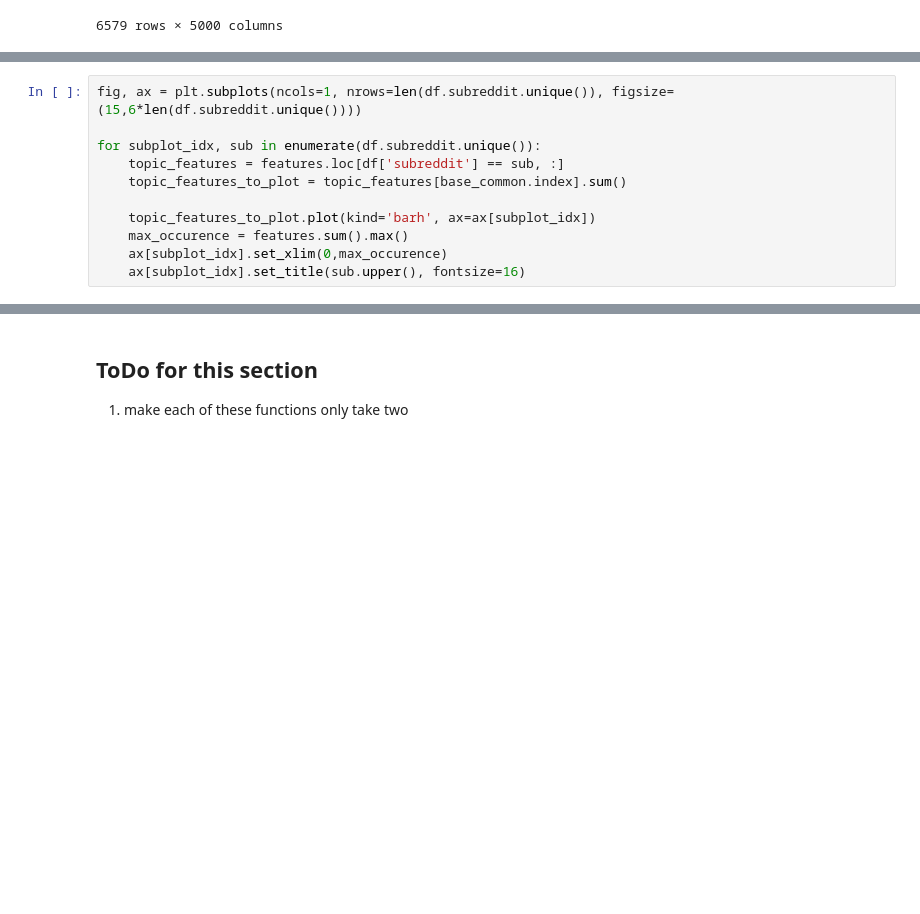
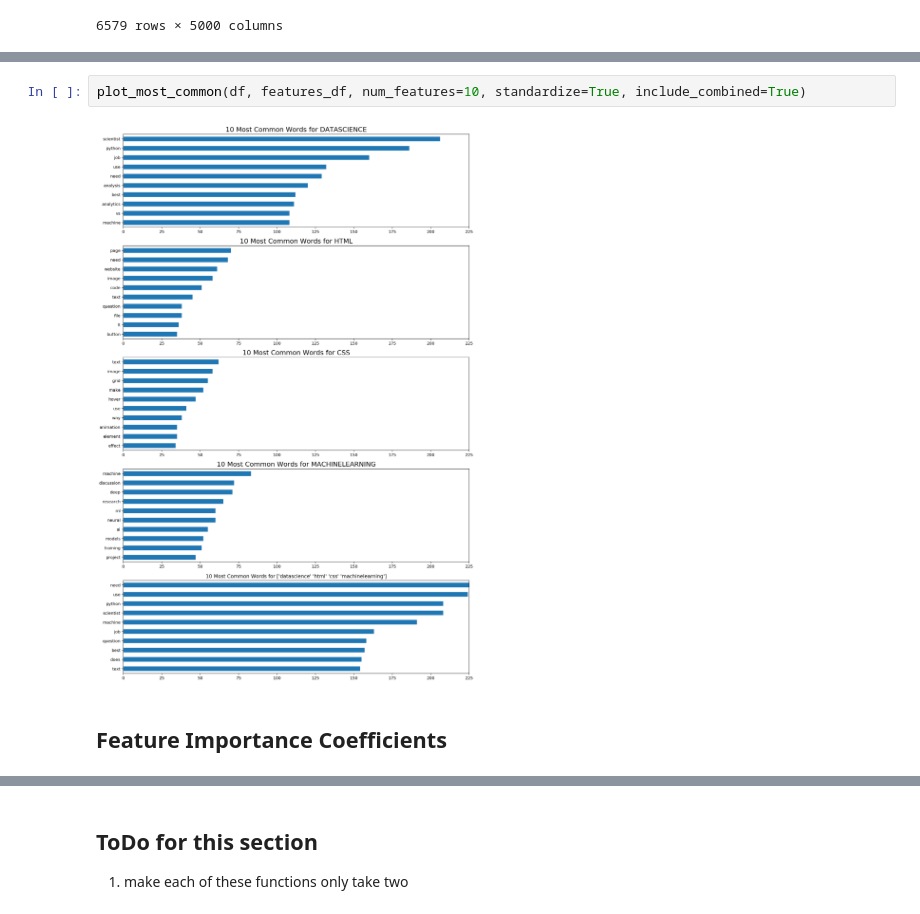
Before and after one commit to datapointchris/reddit-nlp, a Jupyter notebook: code/ds_workflow.ipynb, the cells around one changed output, grey strips where cells are left out. Drawn from its saved outputs; the diff is of its cells as text; blank space fills up the shorter version.

Commit message:
fixed plot_most_common function

```diff
--- a/code/ds_workflow.ipynb
+++ b/code/ds_workflow.ipynb
@@ -162,11 +153,0 @@ base_common.plot.barh();
-# %%
-fig, ax = plt.subplots(ncols=1, nrows=len(df.subreddit.unique()), figsize=(15,6*len(df.subreddit.unique())))
-
-for subplot_idx, sub in enumerate(df.subreddit.unique()):
-    topic_features = features.loc[df['subreddit'] == sub, :]
-    topic_features_to_plot = topic_features[base_common.index].sum()
-
-    topic_features_to_plot.plot(kind='barh', ax=ax[subplot_idx])
-    max_occurence = features.sum().max()
-    ax[subplot_idx].set_xlim(0,max_occurence)
-    ax[subplot_idx].set_title(sub.upper(), fontsize=16)
@@ -172,0 +205,6 @@ for subplot_idx, sub in enumerate(df.subreddit.unique()):
+# %%
+plot_most_common(df, features_df, num_features=10, standardize=True, include_combined=True)
+# %% [output]
+[figure, added]
+# %% [markdown]
+## Feature Importance Coefficients
```
Also changed, not shown: parts of 7 cells of this notebook.
